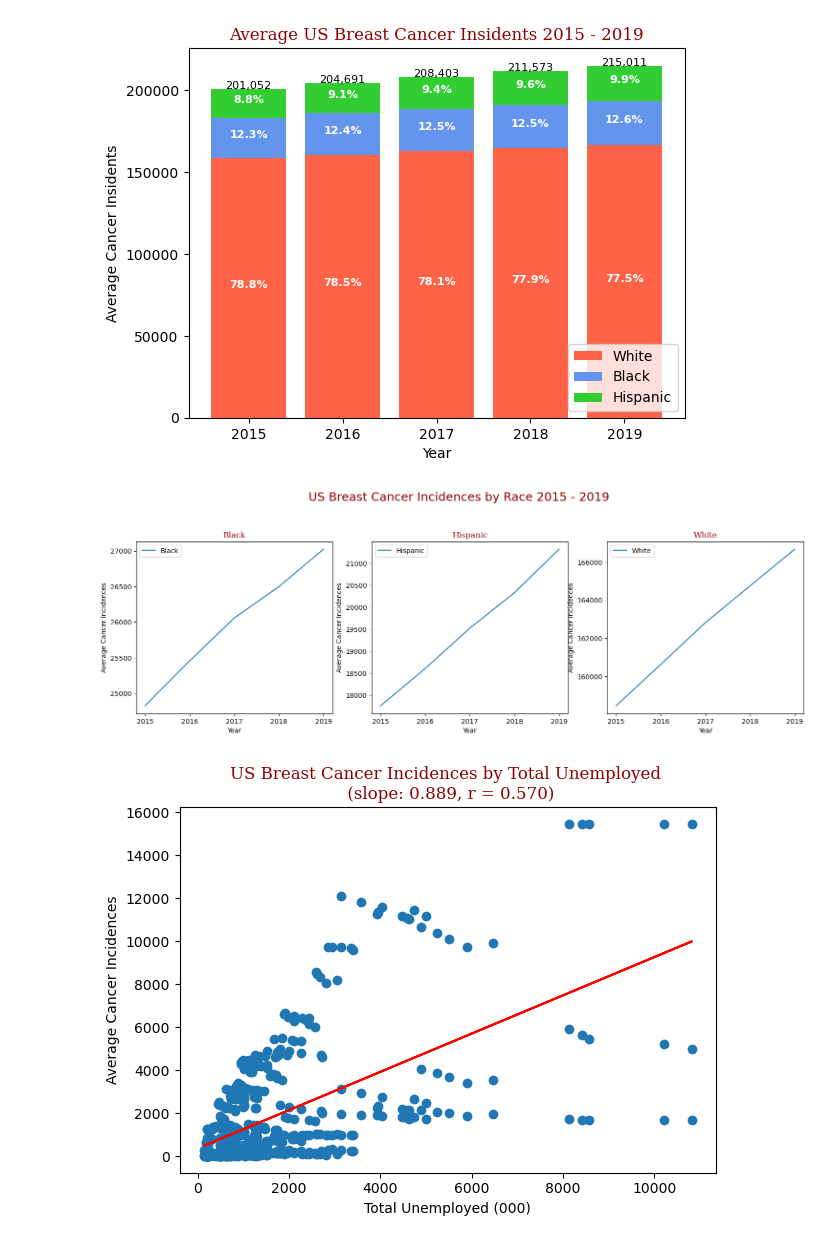
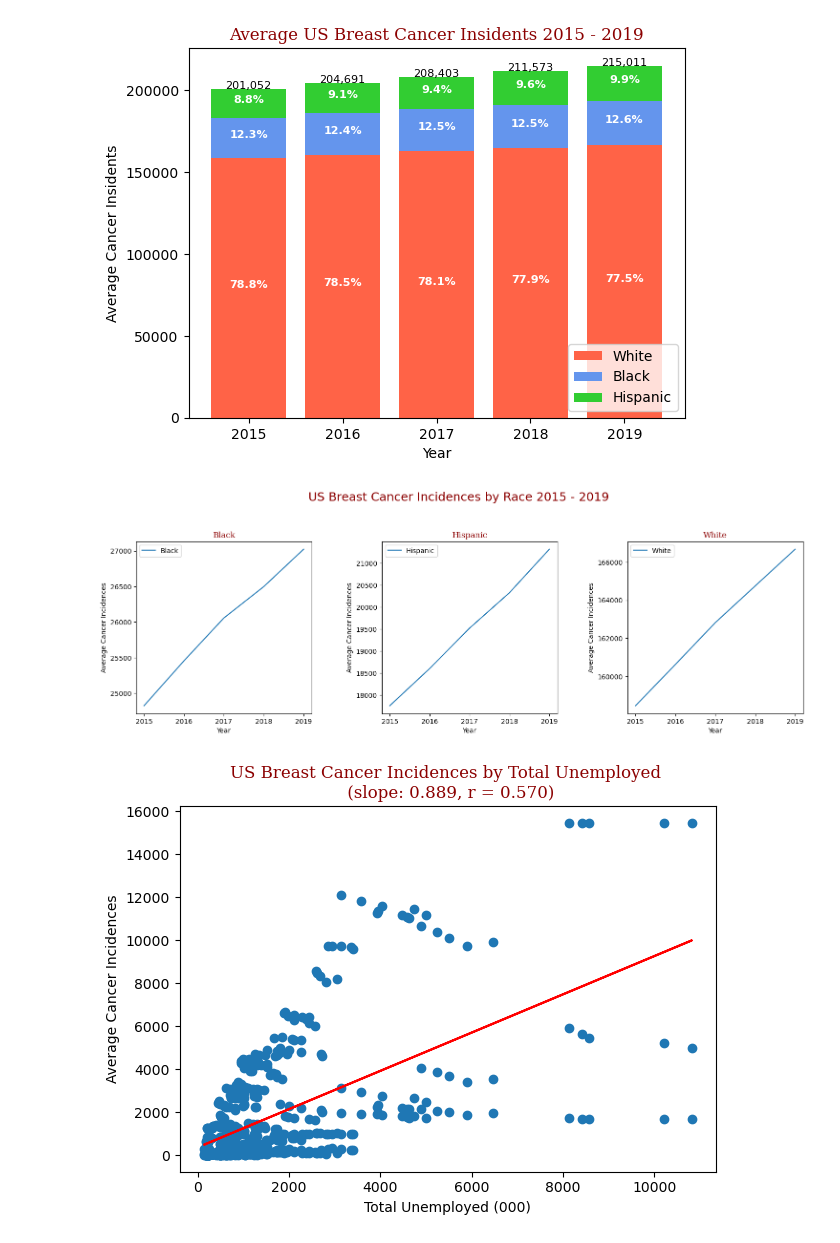
Before and after one commit to emilymees/Project-One, a Jupyter notebook: main - DEV.ipynb, the cells around one changed output. Saved outputs shown, nothing was run; the diff lists cells and outputs as text; code cells hidden in the pictures.

```diff
--- a/main - DEV.ipynb
+++ b/main - DEV.ipynb
@@ -206,24 +207,24 @@ plt.show()
 # %%
 font = {'family': 'serif', 'color': 'darkred', 'weight': 'normal', 'size': 12}
 
 fig = plt.figure(figsize=(18,8))
-fig.subplots_adjust(wspace=.2, top=.85, bottom=.4)
+fig.subplots_adjust(wspace=.4, top=.85, bottom=.4)
 fig.suptitle(f'US Breast Cancer Incidences by Race 2015 - 2019', fontsize=18, ha='center', color='darkred')
 
 for n, race in df_race.iterrows():
     ax = fig.add_subplot(1, 3, n + 1)
     x = df2_gb.loc[(df2_gb['Race'] == race[0]), 'Year'].values.astype(str)
     y = df2_gb.loc[(df2_gb['Race'] == race[0]), 'incidence'].values.astype(int)
     ax.plot(x, y, label=race[0])
     ax.set_xlabel('Year')
     ax.set_ylabel('Average Cancer Incidences')
     ax.legend()
     ax.set_title(f'{race[0]}', fontdict=font)
     # ax.xaxis.set_tick_params(width=5)
     # ax.yaxis.set_tick_params(width=5)
     # fig.tight_layout()
 # %% [output]
-[figure, old version]
+[figure, new version]
 # %%
 font = {'family': 'serif', 'color': 'darkred', 'weight': 'normal', 'size': 12}
 
```
Also changed, not shown: parts of 8 cells of this notebook.
